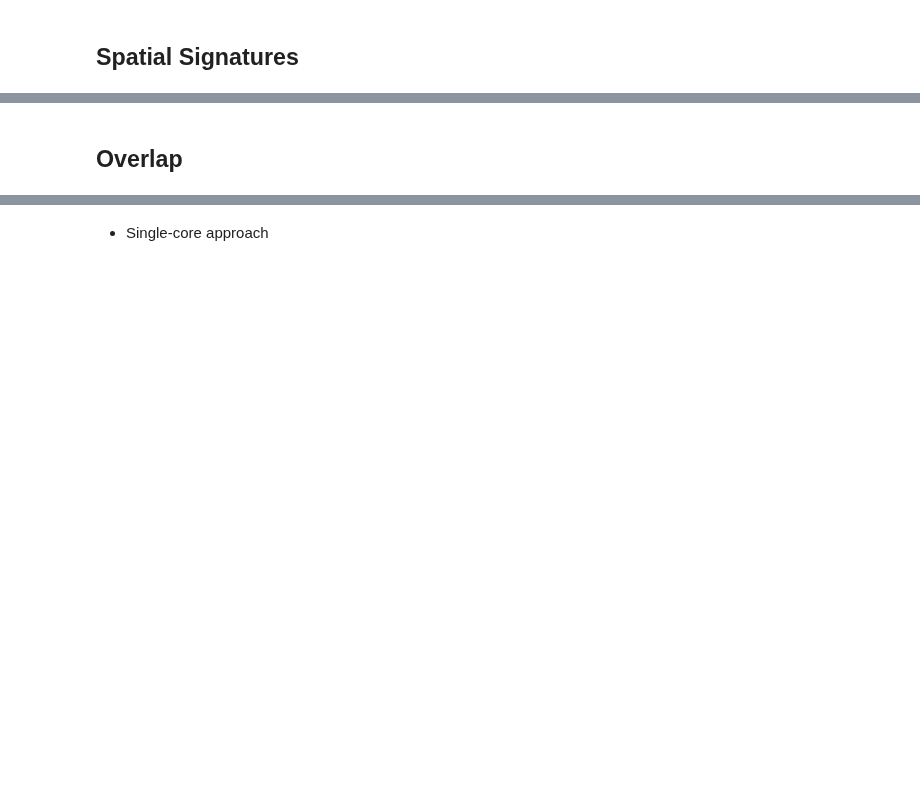
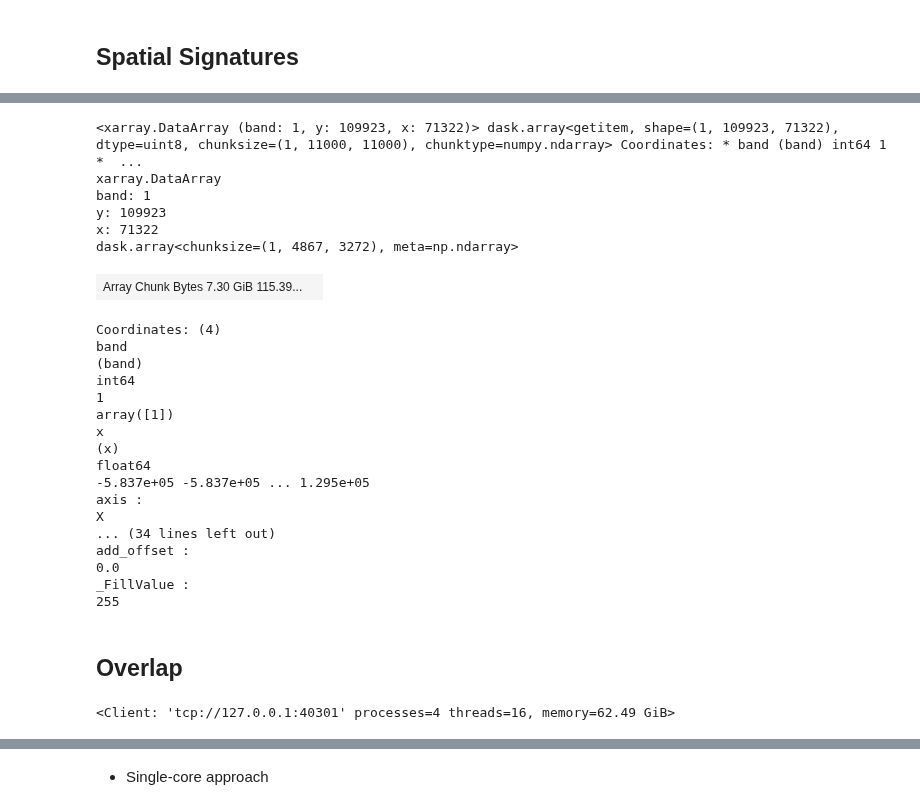
Before and after one commit to urbangrammarai/spatial_signatures, a Jupyter notebook: docs/_sources/clusters/validation_GHS_BUILT_C_MSZ.ipynb, the cells around one changed output, grey strips where cells are left out. Saved outputs shown, nothing was run; the diff lists cells and outputs as text; code cells hidden in the pictures; blank space fills up the shorter version.

```diff
--- a/docs/_sources/clusters/validation_GHS_BUILT_C_MSZ.ipynb
+++ b/docs/_sources/clusters/validation_GHS_BUILT_C_MSZ.ipynb
@@ -32,2 +137,35 @@ The officially released file with all detail (and a larger footprint) is availab
+# %%
+ghsl.rio.clip_box(*ss.total_bounds)
+# %% [output]
+<xarray.DataArray (band: 1, y: 109923, x: 71322)> dask.array<getitem, shape=(1, 109923, 71322), dtype=uint8, chunksize=(1, 11000, 11000), chunktype=numpy.ndarray> Coordinates: * band (band) int64 1 *  ...
+xarray.DataArray
+band: 1
+y: 109923
+x: 71322
+dask.array<chunksize=(1, 4867, 3272), meta=np.ndarray>
+| Array Chunk Bytes 7.30 GiB 115.39... |  |
+Coordinates: (4)
+band
+(band)
+int64
+1
+array([1])
+x
+(x)
+float64
+-5.837e+05 -5.837e+05 ... 1.295e+05
+axis :
+X
+... (34 lines left out)
+add_offset :
+0.0
+_FillValue :
+255
 # %% [markdown]
 ## Overlap
+# %%
+from dask.distributed import Client, LocalCluster
+client = Client(LocalCluster())
+client
+# %% [output]
+<Client: 'tcp://127.0.0.1:40301' processes=4 threads=16, memory=62.49 GiB>
```
Also changed, not shown: parts of 29 cells of this notebook, 3 other files.
